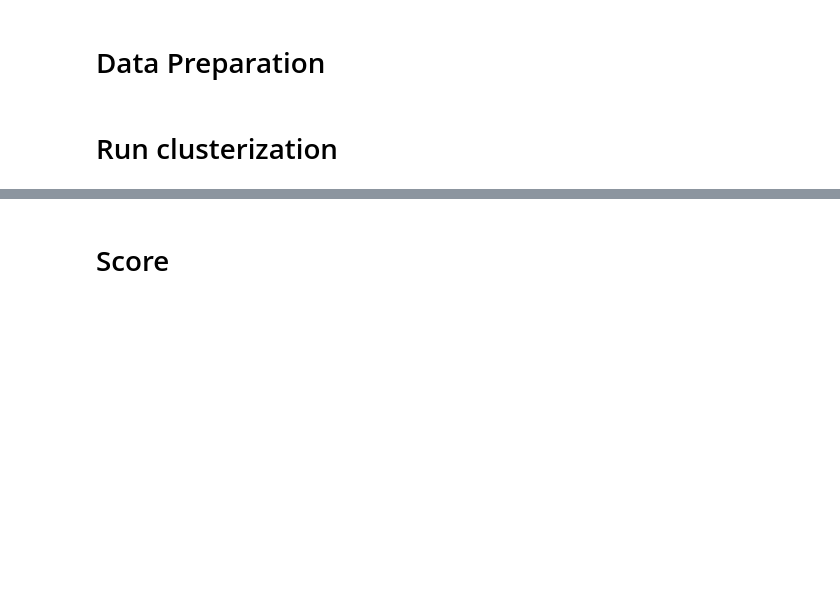
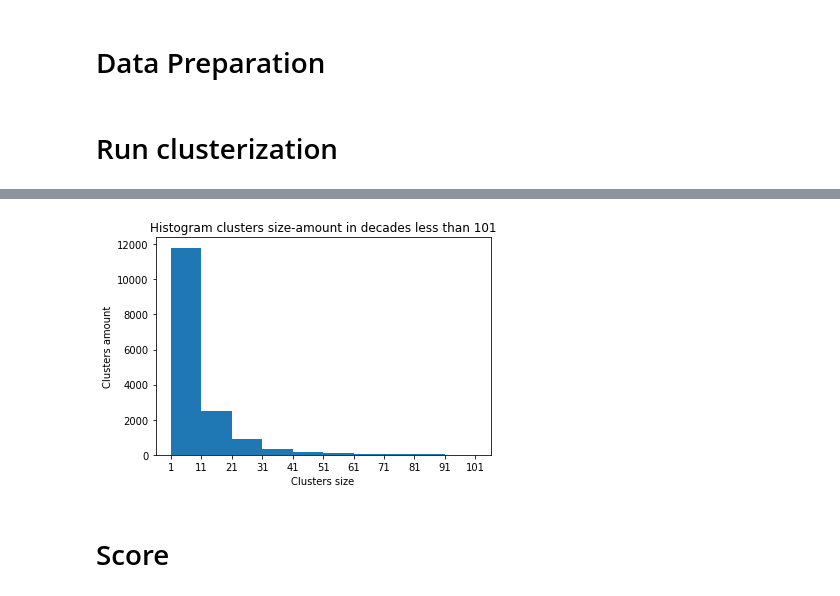
Before and after one commit to HollowPrincess/ML-introduction-2019, a Jupyter notebook: affinity_propagation/Affinity_Propagation.ipynb, the cells around one changed output, grey strips where cells are left out. Cells and saved outputs as stored; diff of their text form; code cells hidden in the pictures; blank space fills up the shorter version.

```diff
--- a/affinity_propagation/Affinity_Propagation.ipynb
+++ b/affinity_propagation/Affinity_Propagation.ipynb
@@ -118,3 +152,20 @@ np.savetxt('clusters.txt', clusters, delimiter=',')
+# %%
+import matplotlib.pyplot as plt
+fig = plt.figure()
+
+bins = list(range(1,111,10))
+
+plt.hist(counts_clusters, bins=bins)  # arguments are passed to np.histogram
+
+plt.xticks(bins)
+plt.xlabel("Clusters size")
+plt.ylabel("Clusters amount")
+plt.title("Histogram clusters size-amount in decades less than 101")
+plt.tight_layout=True
+
+plt.show()
+# %% [output]
+[figure, added]
 # %% [markdown]
 # Score
 # %% [markdown]
```
Also changed, not shown: parts of 12 cells of this notebook, 2 other files.
